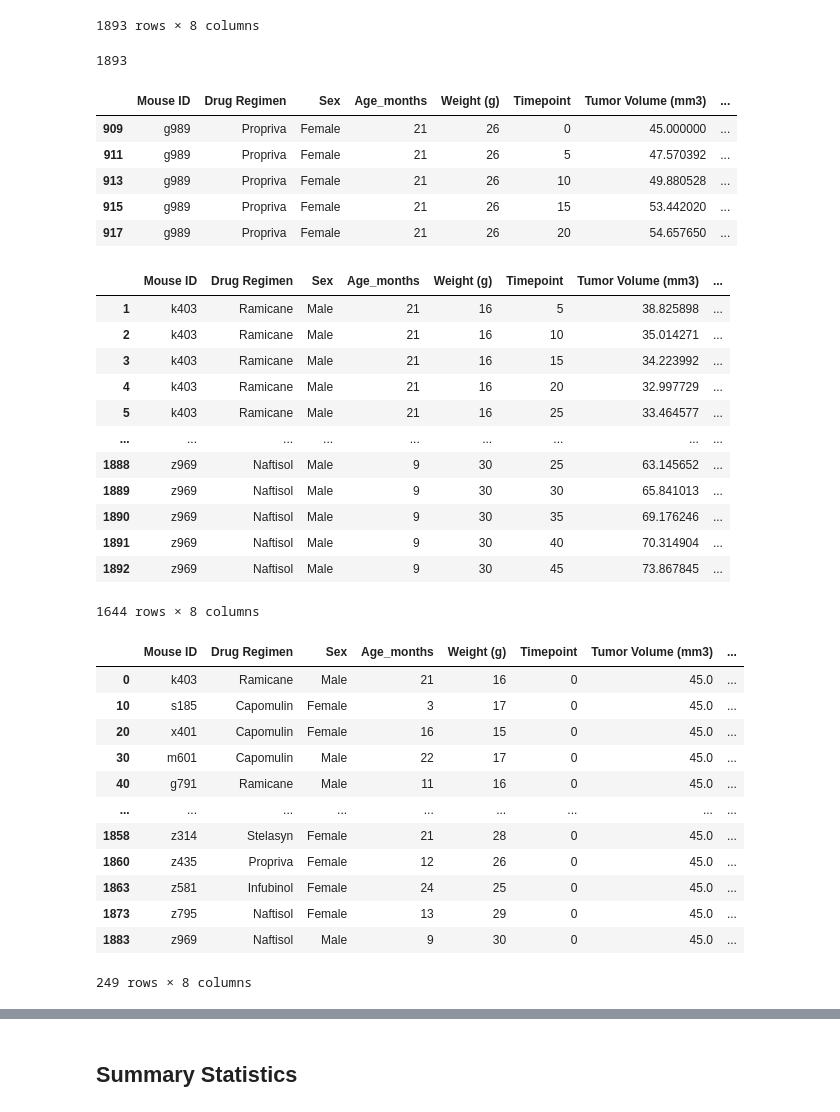
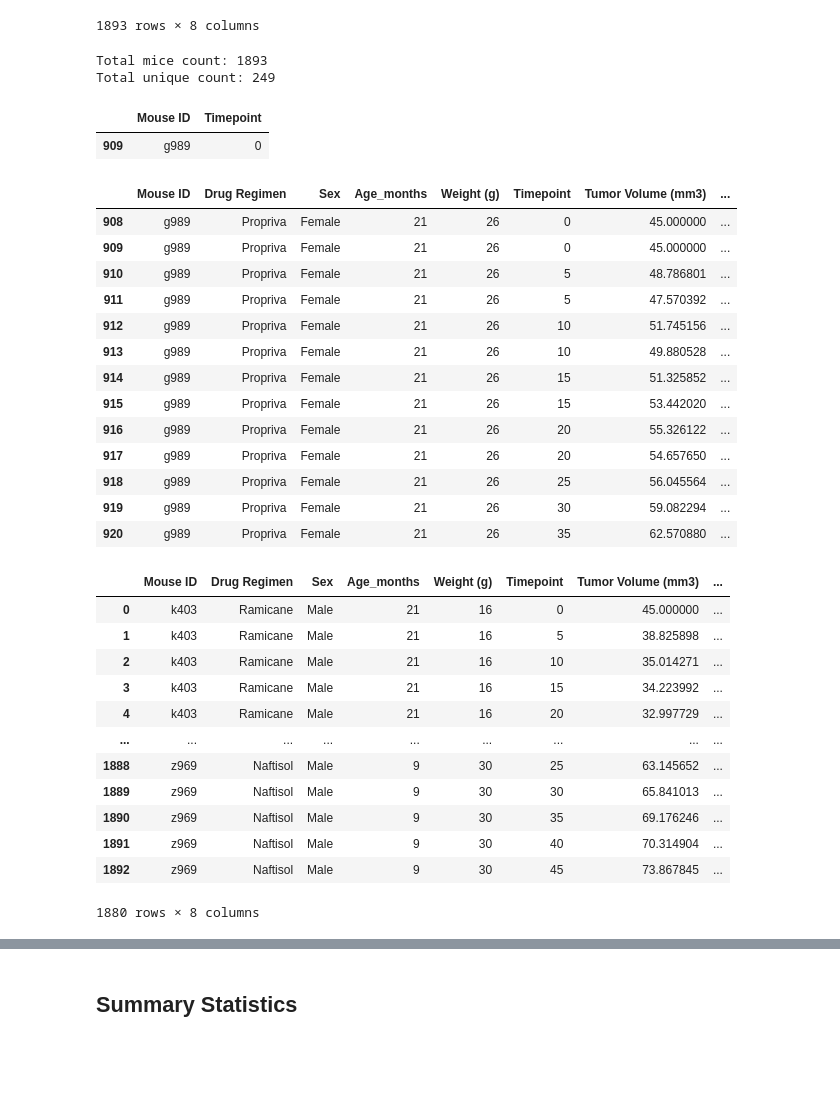
Before and after one commit to dsilva-v/matplotlib-challenge, a Jupyter notebook: Pymaceuticals/pymaceuticals_starter.ipynb, the cells around one changed output, grey strips where cells are left out. Cells and saved outputs as stored; diff of their text form; code cells hidden in the pictures; blank space fills up the shorter version.

```diff
--- a/Pymaceuticals/pymaceuticals_starter.ipynb
+++ b/Pymaceuticals/pymaceuticals_starter.ipynb
@@ -15,7 +26,7 @@ mouse_metadata = pd.read_csv(mouse_metadata_path)
 study_results = pd.read_csv(study_results_path)
 
 # Combine the data into a single dataset
-merged_dataset = pd.merge(mouse_metadata, study_results, how ='inner', on="Mouse ID")
+merged_dataset = pd.merge(mouse_metadata, study_results, on="Mouse ID")
 
 # Display the data table for preview
 merged_dataset
@@ -36,56 +47,57 @@ merged_dataset
 # %%
 # Checking the number of mice.
 mice_count = merged_dataset["Mouse ID"].count()
-mice_count
+print("Total mice count:",mice_count)
+
+unique_mice_count =  merged_dataset["Mouse ID"].nunique()
+print("Total unique count:",unique_mice_count)
 # %% [output]
-1893
+Total mice count: 1893
+Total unique count: 249
 # %%
 # Getting the duplicate mice by ID number that shows up for Mouse ID and Timepoint.
-dup_mice_ID_Time = merged_dataset[merged_dataset.duplicated(['Mouse ID','Timepoint'])]
-dup_mice_ID_Time
+dup_mice_ID_Time = merged_dataset[merged_dataset.duplicated()]
+display(dup_mice_ID_Time[['Mouse ID','Timepoint']])
 # %% [output]
-|  | Mouse ID | Drug Regimen | Sex | Age_months | Weight (g) | Timepoint | Tumor Volume (mm3) | ... |
-| 909 | g989 | Propriva | Female | 21 | 26 | 0 | 45.000000 | ... |
-| 911 | g989 | Propriva | Female | 21 | 26 | 5 | 47.570392 | ... |
-| 913 | g989 | Propriva | Female | 21 | 26 | 10 | 49.880528 | ... |
-| 915 | g989 | Propriva | Female | 21 | 26 | 15 | 53.442020 | ... |
-| 917 | g989 | Propriva | Female | 21 | 26 | 20 | 54.657650 | ... |
+|  | Mouse ID | Timepoint |
+| 909 | g989 | 0 |
 # %%
 # Optional: Get all the data for the duplicate mouse ID.
-dup_mice_ID =  merged_dataset[merged_dataset.duplicated('Mouse ID')]
-dup_mice_ID
+dup_mice_ID_df =  merged_dataset[merged_dataset['Mouse ID']== 'g989']
+dup_mice_ID_df
 # %% [output]
 |  | Mouse ID | Drug Regimen | Sex | Age_months | Weight (g) | Timepoint | Tumor Volume (mm3) | ... |
-| 1 | k403 | Ramicane | Male | 21 | 16 | 5 | 38.825898 | ... |
-| 2 | k403 | Ramicane | Male | 21 | 16 | 10 | 35.014271 | ... |
-| 3 | k403 | Ramicane | Male | 21 | 16 | 15 | 34.223992 | ... |
-| 4 | k403 | Ramicane | Male | 21 | 16 | 20 | 32.997729 | ... |
-| 5 | k403 | Ramicane | Male | 21 | 16 | 25 | 33.464577 | ... |
-| ... | ... | ... | ... | ... | ... | ... | ... | ... |
-| 1888 | z969 | Naftisol | Male | 9 | 30 | 25 | 63.145652 | ... |
-| 1889 | z969 | Naftisol | Male | 9 | 30 | 30 | 65.841013 | ... |
-| 1890 | z969 | Naftisol | Male | 9 | 30 | 35 | 69.176246 | ... |
-| 1891 | z969 | Naftisol | Male | 9 | 30 | 40 | 70.314904 | ... |
-| 1892 | z969 | Naftisol | Male | 9 | 30 | 45 | 73.867845 | ... |
+| 908 | g989 | Propriva | Female | 21 | 26 | 0 | 45.000000 | ... |
+| 909 | g989 | Propriva | Female | 21 | 26 | 0 | 45.000000 | ... |
+| 910 | g989 | Propriva | Female | 21 | 26 | 5 | 48.786801 | ... |
+| 911 | g989 | Propriva | Female | 21 | 26 | 5 | 47.570392 | ... |
+| 912 | g989 | Propriva | Female | 21 | 26 | 10 | 51.745156 | ... |
+| 913 | g989 | Propriva | Female | 21 | 26 | 10 | 49.880528 | ... |
+| 914 | g989 | Propriva | Female | 21 | 26 | 15 | 51.325852 | ... |
+| 915 | g989 | Propriva | Female | 21 | 26 | 15 | 53.442020 | ... |
+| 916 | g989 | Propriva | Female | 21 | 26 | 20 | 55.326122 | ... |
+| 917 | g989 | Propriva | Female | 21 | 26 | 20 | 54.657650 | ... |
+| 918 | g989 | Propriva | Female | 21 | 26 | 25 | 56.045564 | ... |
+| 919 | g989 | Propriva | Female | 21 | 26 | 30 | 59.082294 | ... |
+| 920 | g989 | Propriva | Female | 21 | 26 | 35 | 62.570880 | ... |
-1644 rows × 8 columns
 # %%
 # Create a clean DataFrame by dropping the duplicate mouse by its ID.
-clean_df = merged_dataset.drop_duplicates('Mouse ID')
+clean_df = merged_dataset[merged_dataset['Mouse ID'] != 'g989']
 clean_df
 # %% [output]
 |  | Mouse ID | Drug Regimen | Sex | Age_months | Weight (g) | Timepoint | Tumor Volume (mm3) | ... |
-| 0 | k403 | Ramicane | Male | 21 | 16 | 0 | 45.0 | ... |
-| 10 | s185 | Capomulin | Female | 3 | 17 | 0 | 45.0 | ... |
-| 20 | x401 | Capomulin | Female | 16 | 15 | 0 | 45.0 | ... |
-| 30 | m601 | Capomulin | Male | 22 | 17 | 0 | 45.0 | ... |
-| 40 | g791 | Ramicane | Male | 11 | 16 | 0 | 45.0 | ... |
+| 0 | k403 | Ramicane | Male | 21 | 16 | 0 | 45.000000 | ... |
+| 1 | k403 | Ramicane | Male | 21 | 16 | 5 | 38.825898 | ... |
+| 2 | k403 | Ramicane | Male | 21 | 16 | 10 | 35.014271 | ... |
+| 3 | k403 | Ramicane | Male | 21 | 16 | 15 | 34.223992 | ... |
+| 4 | k403 | Ramicane | Male | 21 | 16 | 20 | 32.997729 | ... |
 | ... | ... | ... | ... | ... | ... | ... | ... | ... |
-| 1858 | z314 | Stelasyn | Female | 21 | 28 | 0 | 45.0 | ... |
-| 1860 | z435 | Propriva | Female | 12 | 26 | 0 | 45.0 | ... |
-| 1863 | z581 | Infubinol | Female | 24 | 25 | 0 | 45.0 | ... |
-| 1873 | z795 | Naftisol | Female | 13 | 29 | 0 | 45.0 | ... |
-| 1883 | z969 | Naftisol | Male | 9 | 30 | 0 | 45.0 | ... |
+| 1888 | z969 | Naftisol | Male | 9 | 30 | 25 | 63.145652 | ... |
+| 1889 | z969 | Naftisol | Male | 9 | 30 | 30 | 65.841013 | ... |
+| 1890 | z969 | Naftisol | Male | 9 | 30 | 35 | 69.176246 | ... |
+| 1891 | z969 | Naftisol | Male | 9 | 30 | 40 | 70.314904 | ... |
+| 1892 | z969 | Naftisol | Male | 9 | 30 | 45 | 73.867845 | ... |
-249 rows × 8 columns
+1880 rows × 8 columns
 # %%
 # Checking the number of mice in the clean DataFrame.
 clean_df_mice_count = clean_df['Mouse ID'].count()
```
Also changed, not shown: parts of 11 cells of this notebook.
